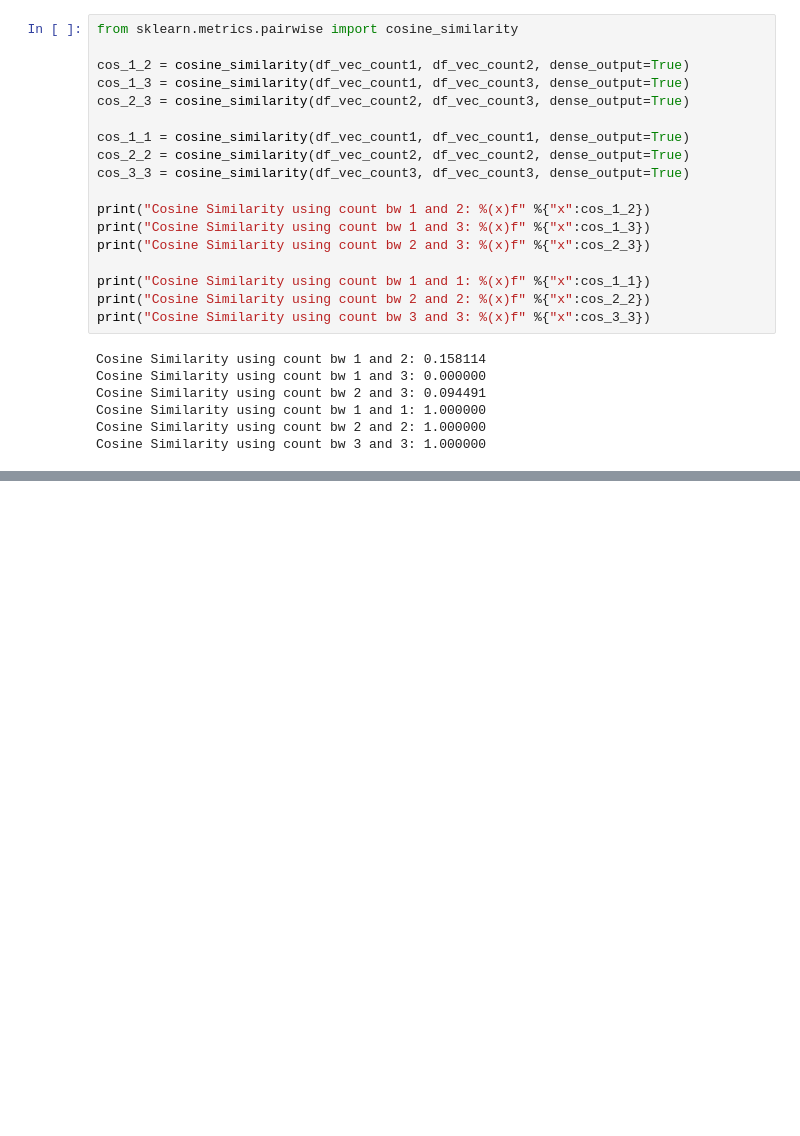
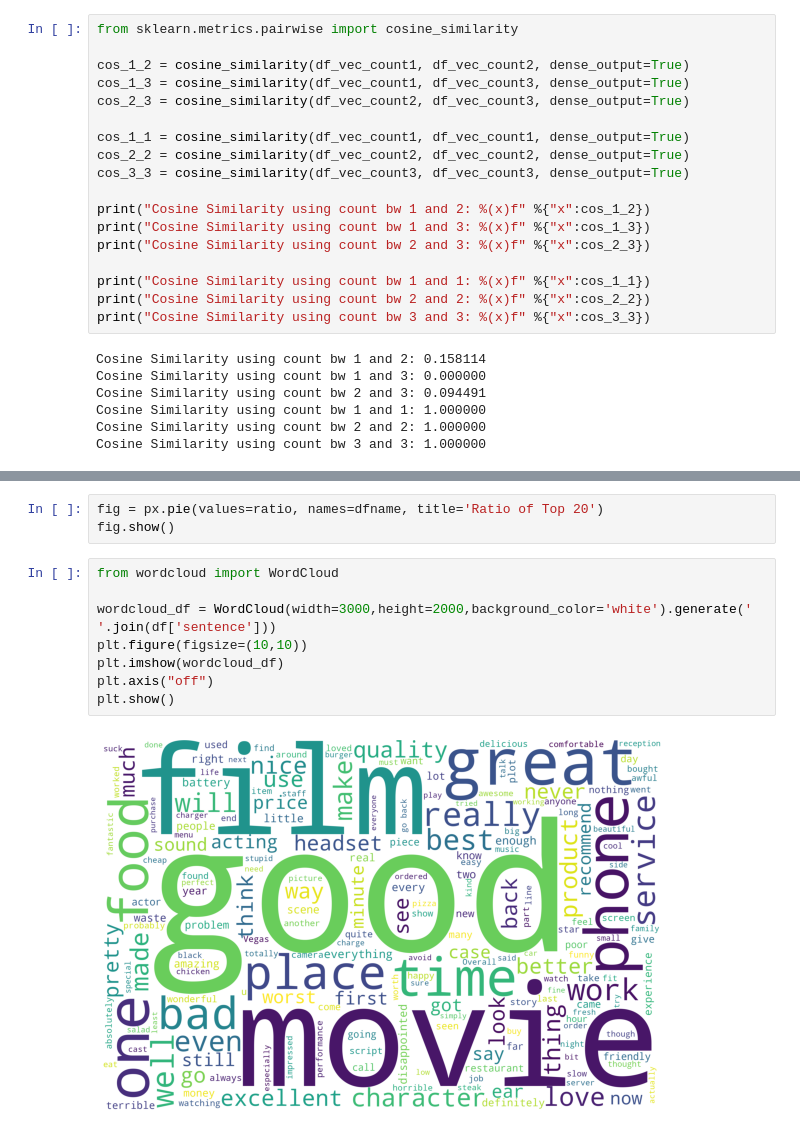
Before and after one commit to Su033637/DM2022-Lab1-Master, a Jupyter notebook: DM2022-Lab1-Homework.ipynb, the cells around one changed output, grey strips where cells are left out. Saved outputs shown, nothing was run; the diff lists cells and outputs as text; blank space fills up the shorter version.

```diff
--- a/DM2022-Lab1-Homework.ipynb
+++ b/DM2022-Lab1-Homework.ipynb
@@ -1292,0 +1388,13 @@ Cosine Similarity using count bw 3 and 3: 1.000000
+# %%
+fig = px.pie(values=ratio, names=dfname, title='Ratio of Top 20')
+fig.show()
+# %%
+from wordcloud import WordCloud
+
+wordcloud_df = WordCloud(width=3000,height=2000,background_color='white').generate(' '.join(df['sentence']))
+plt.figure(figsize=(10,10))
+plt.imshow(wordcloud_df)
+plt.axis("off")
+plt.show()
+# %% [output]
+[figure, added]
```
Also changed, not shown: parts of 56 cells of this notebook.
